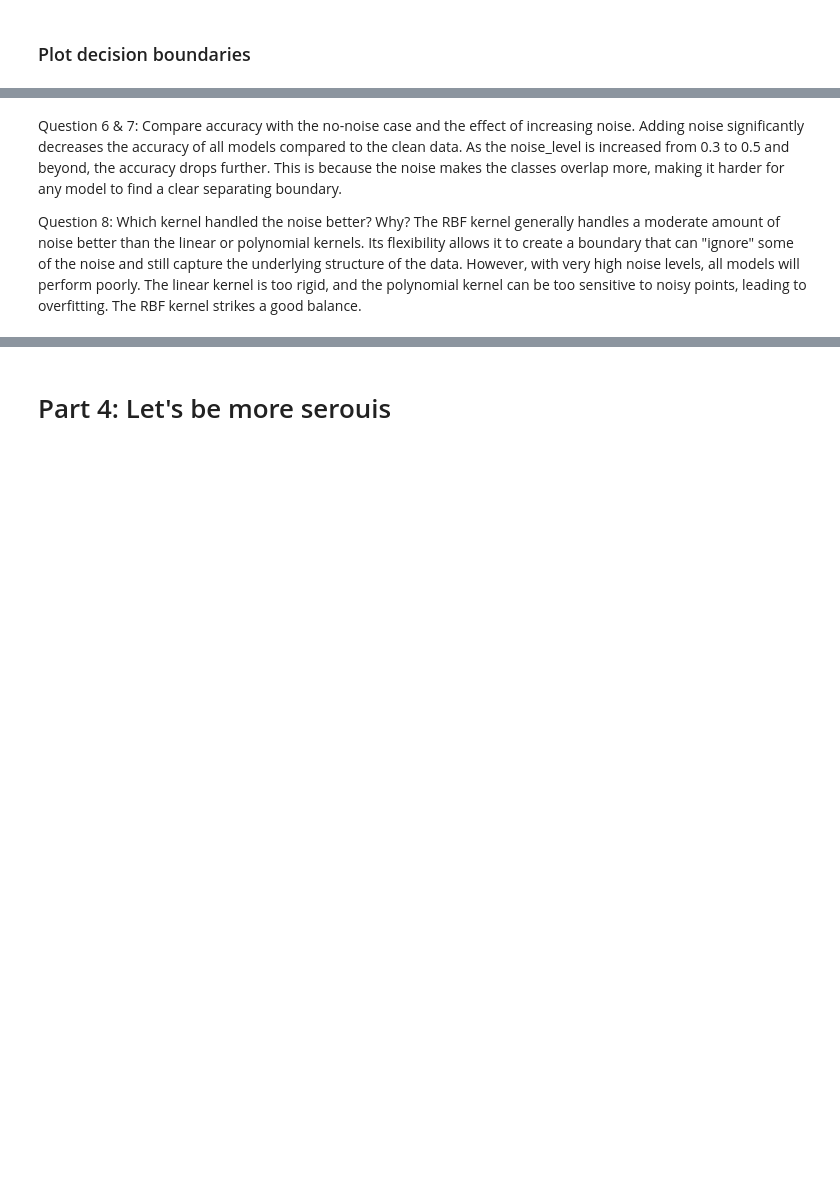
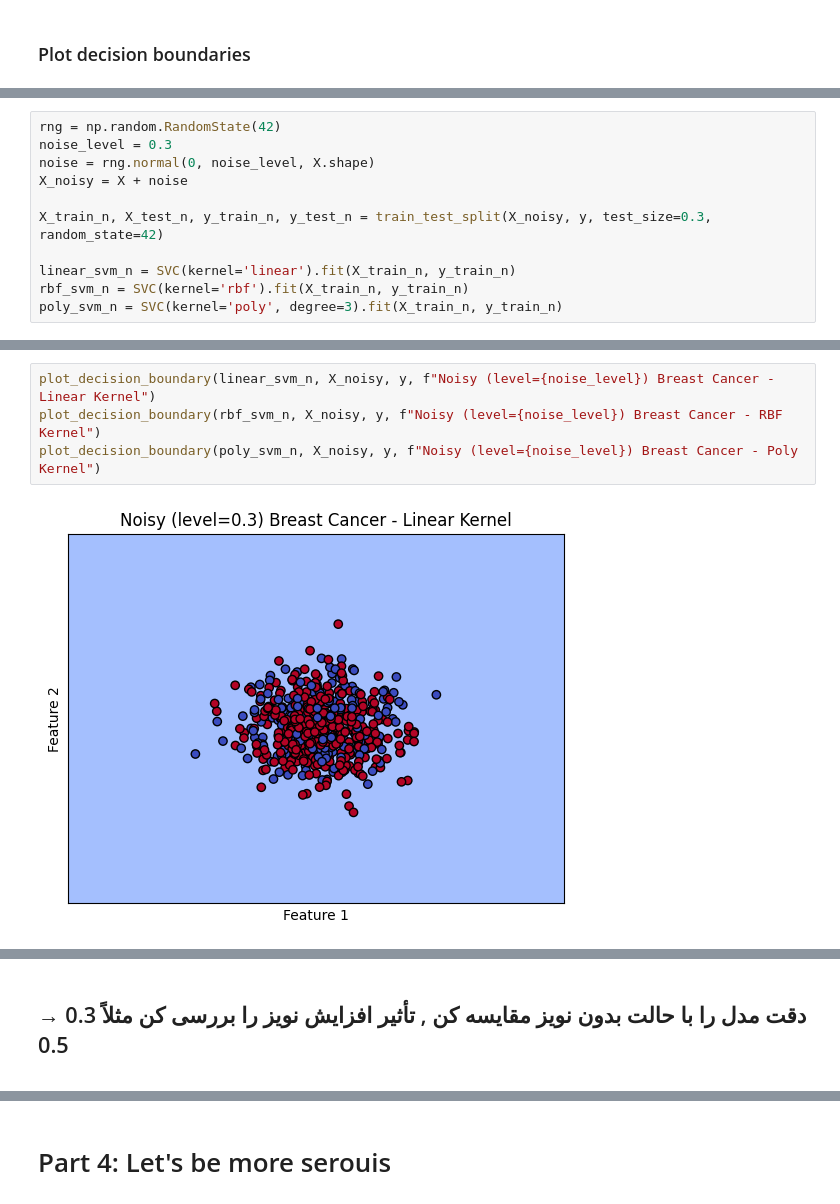
Before and after one commit to MohammadMahdi-Sharifbeigy/SVM-ALCE4032, a Jupyter notebook: SVM.ipynb, the cells around one changed output, grey strips where cells are left out. Drawn from its saved outputs; the diff is of its cells as text; blank space fills up the shorter version.

```diff
--- a/SVM.ipynb
+++ b/SVM.ipynb
@@ -262,0 +652,11 @@ plot_decision_boundary(rbf_svm_n, X_noisy, y, f"Noisy (level={noise_level}) Brea
+# %%
+rng = np.random.RandomState(42)
+noise_level = 0.3
+noise = rng.normal(0, noise_level, X.shape)
+X_noisy = X + noise
+
+X_train_n, X_test_n, y_train_n, y_test_n = train_test_split(X_noisy, y, test_size=0.3, random_state=42)
+
+linear_svm_n = SVC(kernel='linear').fit(X_train_n, y_train_n)
+rbf_svm_n = SVC(kernel='rbf').fit(X_train_n, y_train_n)
+poly_svm_n = SVC(kernel='poly', degree=3).fit(X_train_n, y_train_n)
@@ -262,0 +675,6 @@ plot_decision_boundary(rbf_svm_n, X_noisy, y, f"Noisy (level={noise_level}) Brea
+# %%
+plot_decision_boundary(linear_svm_n, X_noisy, y, f"Noisy (level={noise_level}) Breast Cancer - Linear Kernel")
+plot_decision_boundary(rbf_svm_n, X_noisy, y, f"Noisy (level={noise_level}) Breast Cancer - RBF Kernel")
+plot_decision_boundary(poly_svm_n, X_noisy, y, f"Noisy (level={noise_level}) Breast Cancer - Poly Kernel")
+# %% [output]
+[figure, added]
@@ -263,6 +683,5 @@ plot_decision_boundary(rbf_svm_n, X_noisy, y, f"Noisy (level={noise_level}) Brea
 # %% [markdown]
-Question 6 & 7: Compare accuracy with the no-noise case and the effect of increasing noise.
-Adding noise significantly decreases the accuracy of all models compared to the clean data. As the noise_level is increased from 0.3 to 0.5 and beyond, the accuracy drops further. This is because the noise makes the classes overlap more, making it harder for any model to find a clear separating boundary.
+<div dir="rtl" style="font-family: 'IRANSans', 'Tahoma', sans-serif;">
 
-Question 8: Which kernel handled the noise better? Why?
-The RBF kernel generally handles a moderate amount of noise better than the linear or polynomial kernels. Its flexibility allows it to create a boundary that can "ignore" some of the noise and still capture the underlying structure of the data. However, with very high noise levels, all models will perform poorly. The linear kernel is too rigid, and the polynomial kernel can be too sensitive to noisy points, leading to overfitting. The RBF kernel strikes a good balance.
+## دقت مدل را با حالت بدون نویز مقایسه کن , تأثیر افزایش نویز را بررسی کن مثلاً 0.3 → 0.5
+</div>
```
Also changed, not shown: parts of 47 cells of this notebook.
